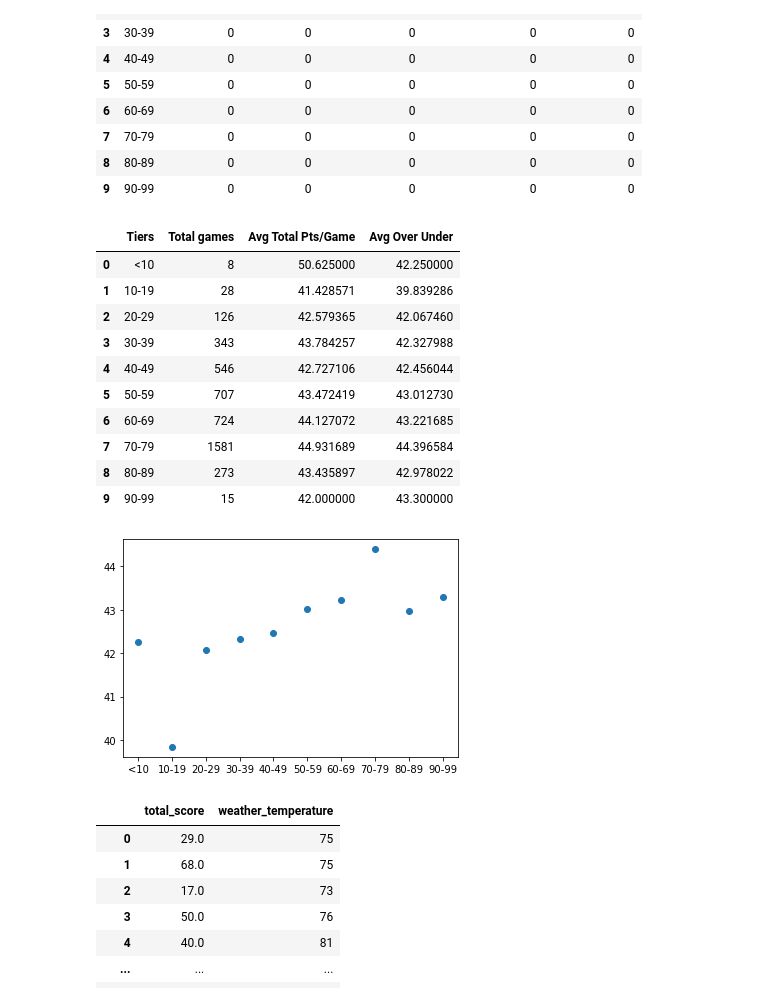
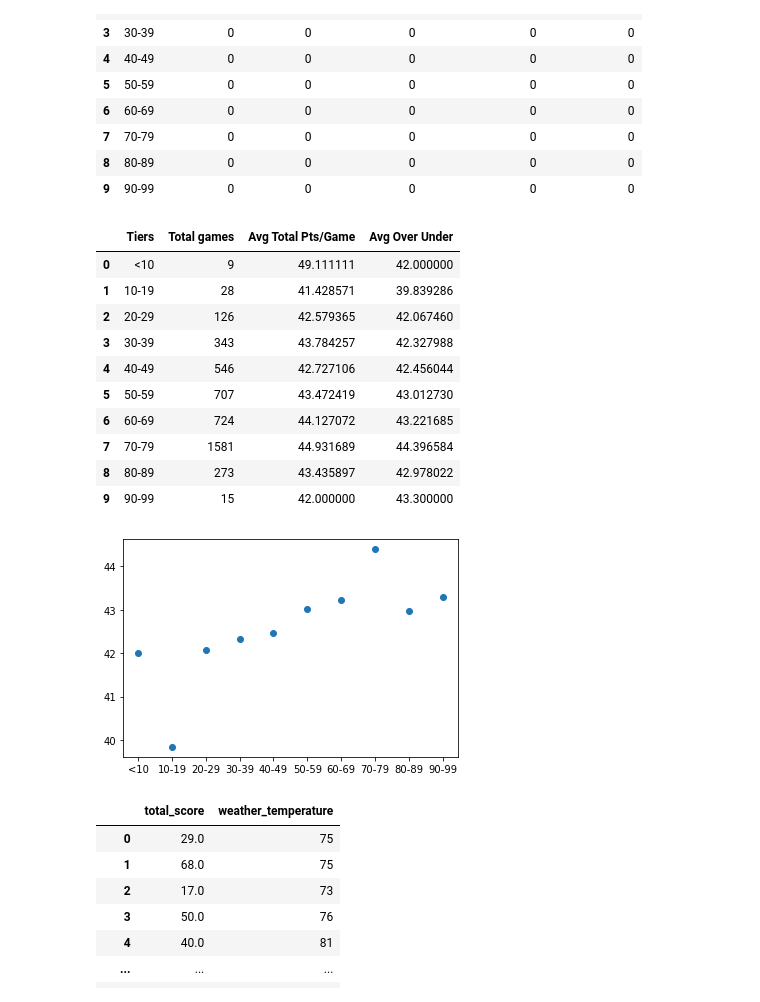
Before and after one commit to potterc22/Project1_TeamB, a Jupyter notebook: startercode.ipynb, the cells around one changed output. Cells and saved outputs as stored; diff of their text form; code cells hidden in the pictures.

```diff
--- a/startercode.ipynb
+++ b/startercode.ipynb
@@ -233,6 +234,7 @@ merged_2002_2018 = merged_2002_2018.loc[merged_2002_2018['schedule_playoff'] ==
 merged_2002_2018['score_home'] = merged_2002_2018['score_home'].astype(float)
 merged_2002_2018['score_away'] = merged_2002_2018['score_away'].astype(float)
 merged_2002_2018['weather_temperature'] = pd.to_numeric(merged_2002_2018['weather_temperature'])
+merged_2002_2018['over_under_line'] = pd.to_numeric(merged_2002_2018['over_under_line'])
 # Add total score column
 merged_2002_2018['total_score'] = merged_2002_2018['score_home'] + merged_2002_2018['score_away']
 merged_2002_2018
@@ -445,6 +442,6 @@ clean_merged_weather['over_under_line'] = pd.to_numeric(clean_merged_weather['ov
 # %%
 # Loop through each row of the merged data for 2002-2018
-for index, row in clean_merged_weather.iterrows():
+for index, row in merged_2002_2018.iterrows():
     # check the temperature for each row and place the total games, total points, and total over under into their respective temperature buckets
     if (row['weather_temperature'] < 10):
         count = 0
@@ -478,34 +475,34 @@ for index, row in clean_merged_weather.iterrows():
         weather_tiers.loc[count, 'Total Over Under'] += row['over_under_line']
     elif (row['weather_temperature'] >= 60) & (row['weather_temperature'] < 70):
         count = 6
         weather_tiers.loc[count, 'Total games'] += 1
         weather_tiers.loc[count, 'Total points'] += (row['score_home'] + row['score_away'])
         weather_tiers.loc[count, 'Total Over Under'] += row['over_under_line']
     elif (row['weather_temperature'] >= 70) & (row['weather_temperature'] < 80):
         count = 7
         weather_tiers.loc[count, 'Total games'] += 1
         weather_tiers.loc[count, 'Total points'] += (row['score_home'] + row['score_away'])
         weather_tiers.loc[count, 'Total Over Under'] += row['over_under_line']
     elif (row['weather_temperature'] >= 80) & (row['weather_temperature'] < 90):
         count = 8
         weather_tiers.loc[count, 'Total games'] += 1
         weather_tiers.loc[count, 'Total points'] += (row['score_home'] + row['score_away'])
         weather_tiers.loc[count, 'Total Over Under'] += row['over_under_line']
     elif (row['weather_temperature'] >= 90):
         count = 9
         weather_tiers.loc[count, 'Total games'] += 1
         weather_tiers.loc[count, 'Total points'] += (row['score_home'] + row['score_away'])
         weather_tiers.loc[count, 'Total Over Under'] += row['over_under_line']
     else:
         continue
 # Add Avg Total Pts per game and Avg Over Under to the weather_tiers DataFrame
 weather_tiers['Avg Total Pts/Game'] = weather_tiers['Total points'] / weather_tiers['Total games']
 weather_tiers['Avg Over Under'] = weather_tiers['Total Over Under'] / weather_tiers['Total games']
 weather_tiers = weather_tiers[['Tiers', 'Total games', 'Avg Total Pts/Game', 'Avg Over Under']]
 weather_tiers
 # %% [output]
 |  | Tiers | Total games | Avg Total Pts/Game | Avg Over Under |
-| 0 | <10 | 8 | 50.625000 | 42.250000 |
+| 0 | <10 | 9 | 49.111111 | 42.000000 |
 | 1 | 10-19 | 28 | 41.428571 | 39.839286 |
 | 2 | 20-29 | 126 | 42.579365 | 42.067460 |
 | 3 | 30-39 | 343 | 43.784257 | 42.327988 |
@@ -519,7 +516,7 @@ weather_tiers
 plt.scatter(weather_tiers['Tiers'], weather_tiers['Avg Over Under'])
 plt.show()
 # %% [output]
-[figure, old version]
+[figure, new version]
 # %%
 weather_scatter_df = merged_2002_2018[['total_score', 'weather_temperature']]
 weather_scatter_df
```
Also changed, not shown: parts of 5 cells of this notebook.
